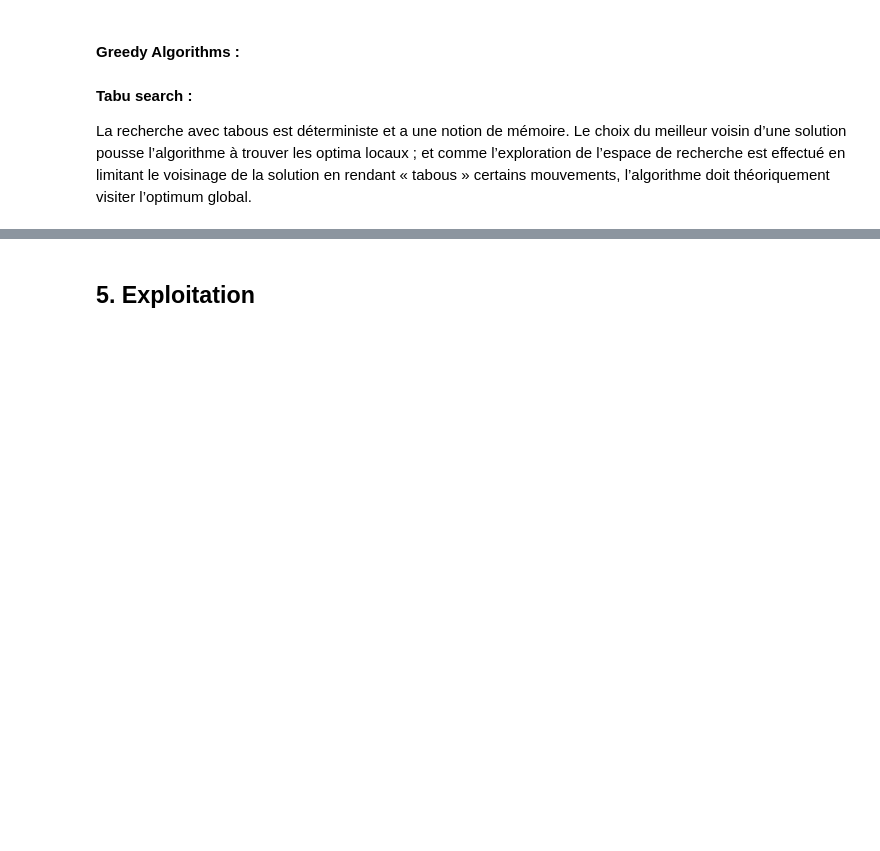
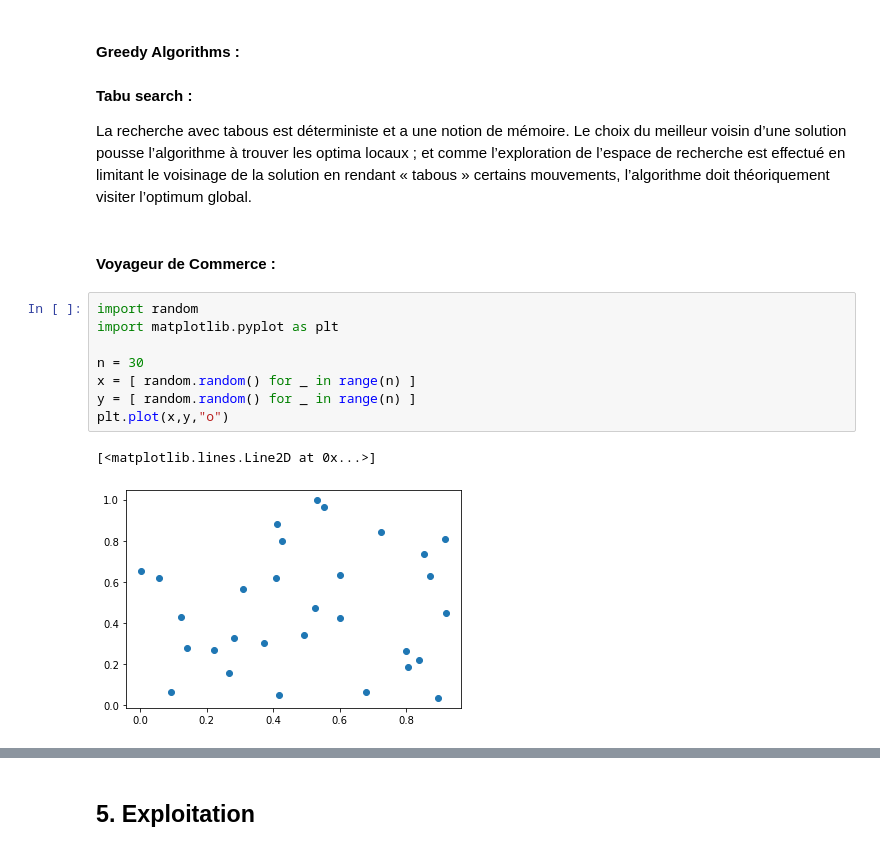
Before and after one commit to SnipeDragons/Algo-Livrable-1, a Jupyter notebook: Livrable.ipynb, the cells around one changed output, grey strips where cells are left out. Cells and saved outputs as stored; diff of their text form; blank space fills up the shorter version.

Commit message:
Voyageur de Commerce Modélisation 2

```diff
--- a/Livrable.ipynb
+++ b/Livrable.ipynb
@@ -166,3 +166,16 @@ plt.show()
 #### Tabu search :
 
 La recherche avec tabous est déterministe et a une notion de mémoire. Le choix du meilleur voisin d’une solution pousse l’algorithme à trouver les optima locaux ; et comme l’exploration de l’espace de recherche est effectué en limitant le voisinage de la solution en rendant « tabous » certains mouvements, l’algorithme doit théoriquement visiter l’optimum global.
+# %% [markdown]
+#### Voyageur de Commerce :
+# %%
+import random
+import matplotlib.pyplot as plt
+
+n = 30
+x = [ random.random() for _ in range(n) ]
+y = [ random.random() for _ in range(n) ]
+plt.plot(x,y,"o")
+# %% [output]
+[<matplotlib.lines.Line2D at 0x...>]
+[figure, added]
```
Also changed, not shown: parts of 2 cells of this notebook.
